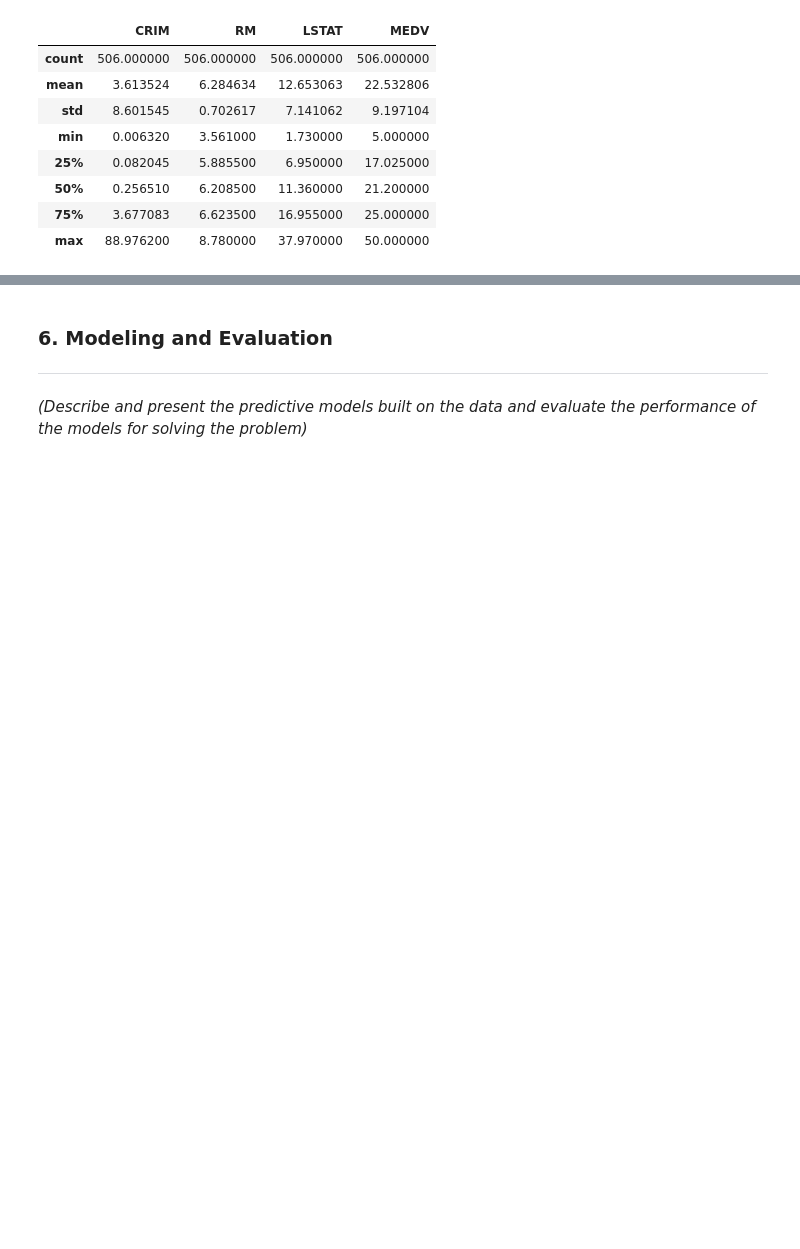
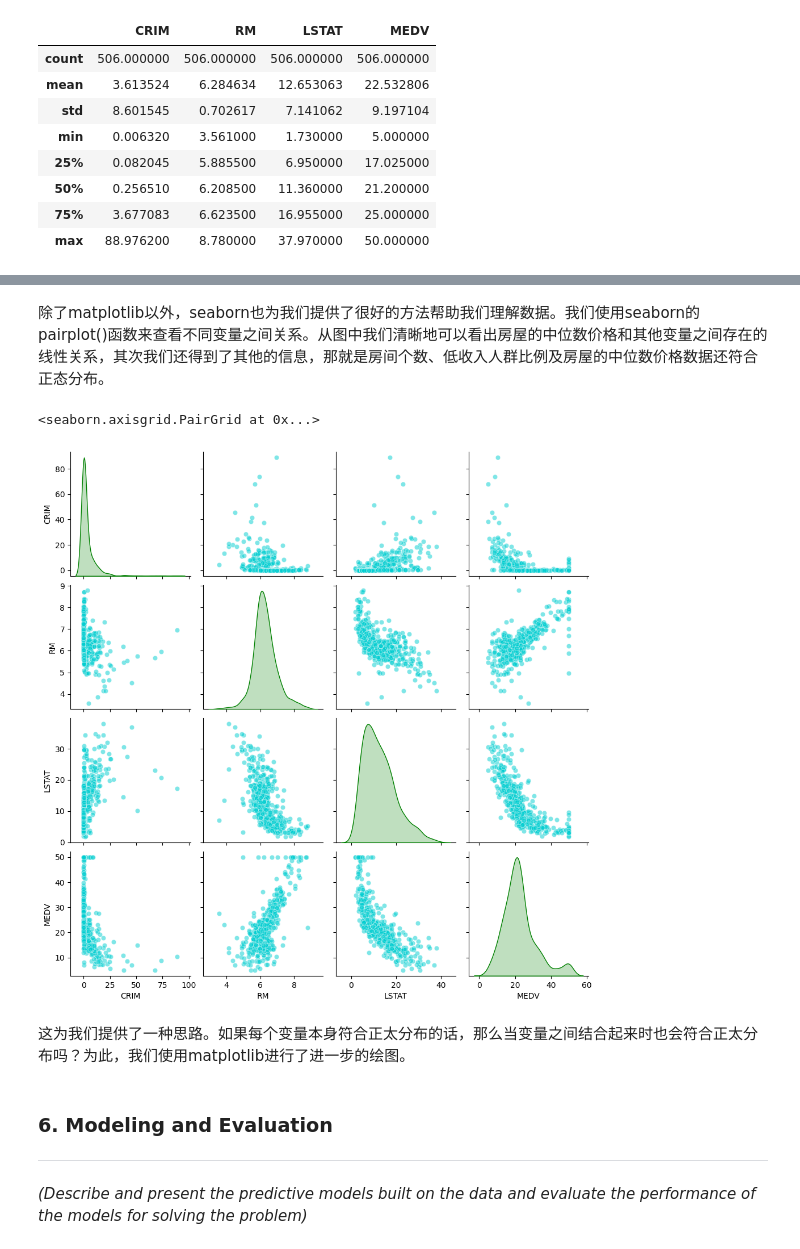
Before and after one commit to lzu215/dsp, a Jupyter notebook: Project_Report.ipynb, the cells around one changed output, grey strips where cells are left out. Saved outputs shown, nothing was run; the diff lists cells and outputs as text; code cells hidden in the pictures; blank space fills up the shorter version.

Commit message:
pairplot

```diff
--- a/Project_Report.ipynb
+++ b/Project_Report.ipynb
@@ -151,3 +155,17 @@ plt.show()
+# %% [markdown]
+除了matplotlib以外，seaborn也为我们提供了很好的方法帮助我们理解数据。我们使用seaborn的pairplot()函数来查看不同变量之间关系。从图中我们清晰地可以看出房屋的中位数价格和其他变量之间存在的线性关系，其次我们还得到了其他的信息，那就是房间个数、低收入人群比例及房屋的中位数价格数据还符合正态分布。
+# %%
+import seaborn as sns
+
+# Create pair plots for dataframe
+sns.pairplot(housing,diag_kind="kde",
+             plot_kws=dict(color="darkturquoise",alpha=.5),
+             diag_kws=dict(color='g'))
+# %% [output]
+<seaborn.axisgrid.PairGrid at 0x...>
+[figure, added]
+# %% [markdown]
+这为我们提供了一种思路。如果每个变量本身符合正太分布的话，那么当变量之间结合起来时也会符合正太分布吗？为此，我们使用matplotlib进行了进一步的绘图。
 # %% [markdown]
 ### 6. Modeling and Evaluation
 ---
```
Also changed, not shown: parts of 3 cells of this notebook.
